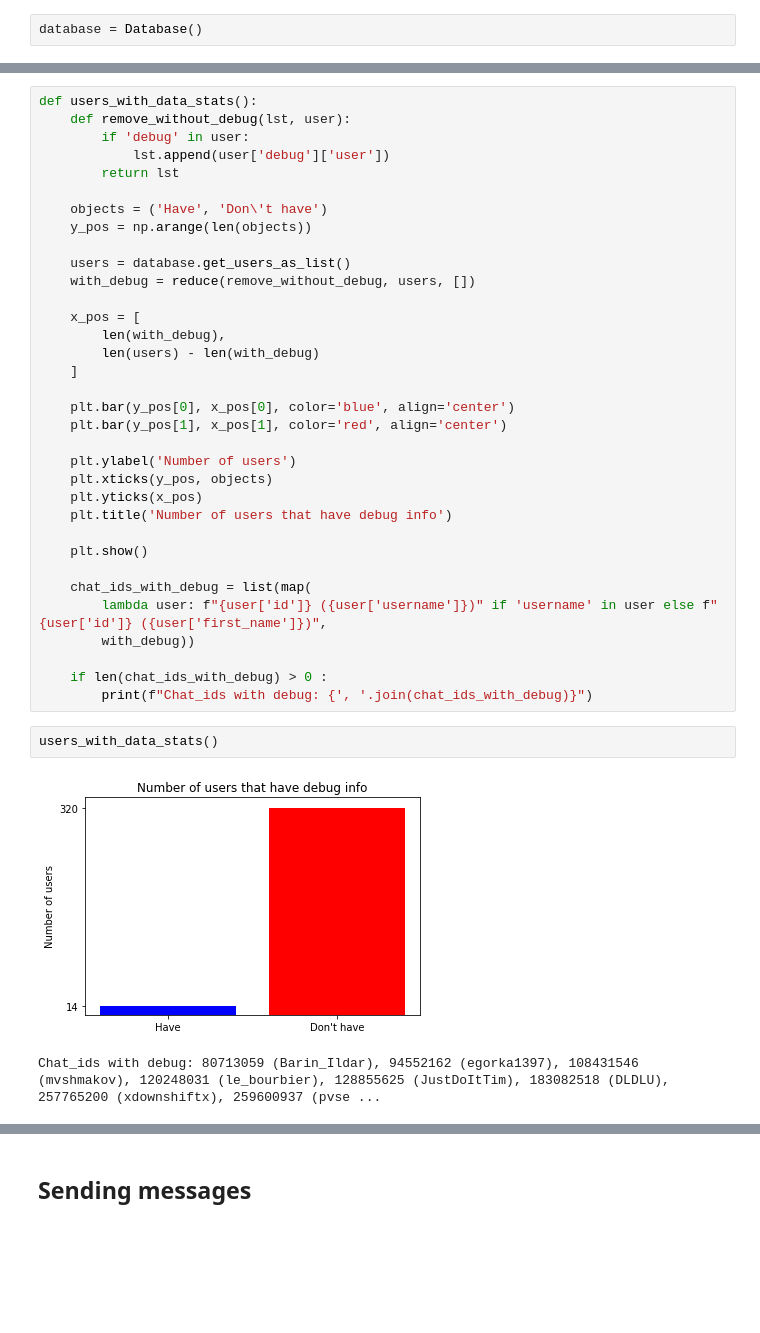
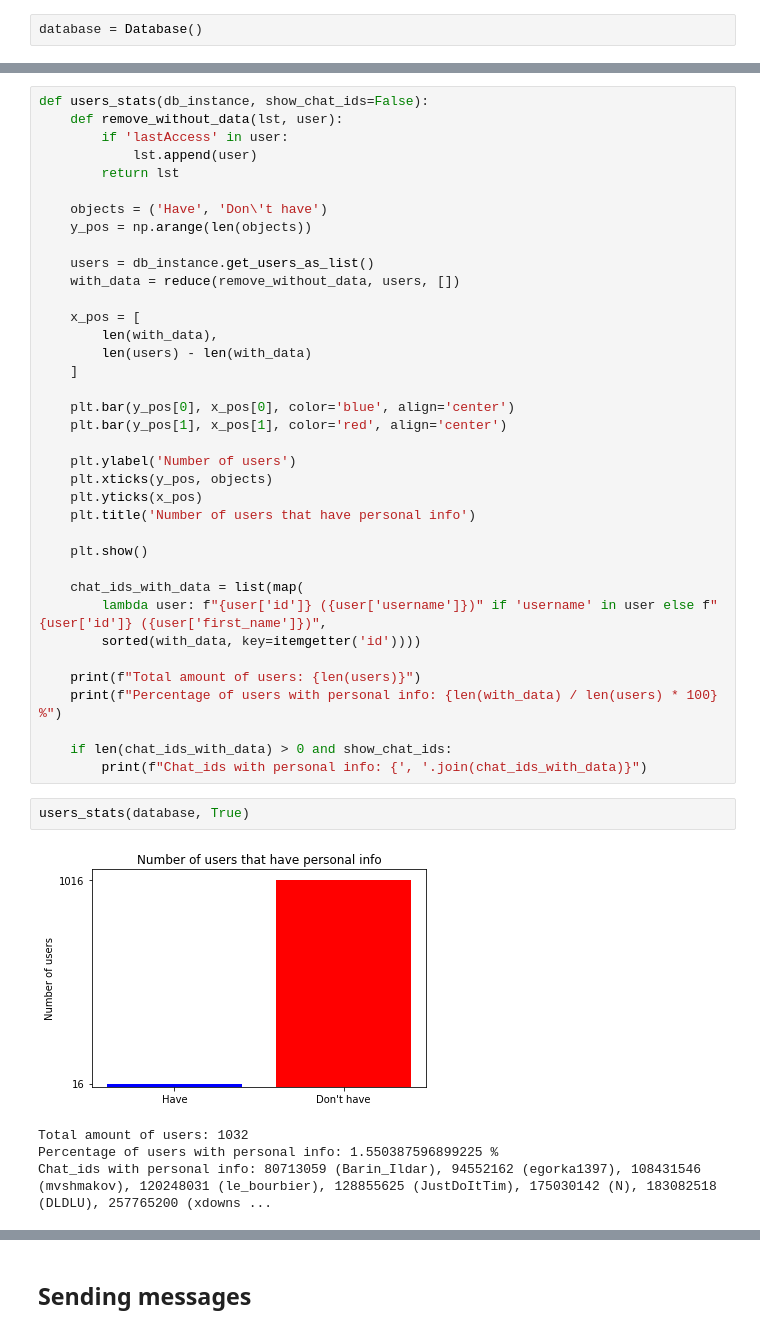
Before and after one commit to hse-mtc/hse-military-bot, a Jupyter notebook: admin/admin-panel.ipynb, the cells around one changed output, grey strips where cells are left out. Cells and saved outputs as stored; diff of their text form; blank space fills up the shorter version.

```diff
--- a/admin/admin-panel.ipynb
+++ b/admin/admin-panel.ipynb
@@ -82,19 +313,19 @@ from functools import reduce
 # %%
-def users_with_data_stats():
-    def remove_without_debug(lst, user):
-        if 'debug' in user:
-            lst.append(user['debug']['user'])
+def users_stats(db_instance, show_chat_ids=False):
+    def remove_without_data(lst, user):
+        if 'lastAccess' in user:
+            lst.append(user)
         return lst
 
     objects = ('Have', 'Don\'t have')
     y_pos = np.arange(len(objects))
 
-    users = database.get_users_as_list()
-    with_debug = reduce(remove_without_debug, users, [])
+    users = db_instance.get_users_as_list()
+    with_data = reduce(remove_without_data, users, [])
 
     x_pos = [
-        len(with_debug),
-        len(users) - len(with_debug)
+        len(with_data),
+        len(users) - len(with_data)
     ]
 
     plt.bar(y_pos[0], x_pos[0], color='blue', align='center')
@@ -103,18 +334,23 @@ def users_with_data_stats():
     plt.ylabel('Number of users')
     plt.xticks(y_pos, objects)
     plt.yticks(x_pos)
-    plt.title('Number of users that have debug info')
+    plt.title('Number of users that have personal info')
 
     plt.show()
 
-    chat_ids_with_debug = list(map(
+    chat_ids_with_data = list(map(
         lambda user: f"{user['id']} ({user['username']})" if 'username' in user else f"{user['id']} ({user['first_name']})",
-        with_debug))
+        sorted(with_data, key=itemgetter('id'))))
 
-    if len(chat_ids_with_debug) > 0 :
-        print(f"Chat_ids with debug: {', '.join(chat_ids_with_debug)}")
+    print(f"Total amount of users: {len(users)}")
+    print(f"Percentage of users with personal info: {len(with_data) / len(users) * 100} %")
+
+    if len(chat_ids_with_data) > 0 and show_chat_ids:
+        print(f"Chat_ids with personal info: {', '.join(chat_ids_with_data)}")
-# %%
-users_with_data_stats()
-# %% [output]
-[figure, removed]
-Chat_ids with debug: 80713059 (Barin_Ildar), 94552162 (egorka1397), 108431546 (mvshmakov), 120248031 (le_bourbier), 128855625 (JustDoItTim), 183082518 (DLDLU), 257765200 (xdownshiftx), 259600937 (pvse ...
+# %%
+users_stats(database, True)
+# %% [output]
+[figure, added]
+Total amount of users: 1032
+Percentage of users with personal info: 1.550387596899225 %
+Chat_ids with personal info: 80713059 (Barin_Ildar), 94552162 (egorka1397), 108431546 (mvshmakov), 120248031 (le_bourbier), 128855625 (JustDoItTim), 175030142 (N), 183082518 (DLDLU), 257765200 (xdowns ...
```
Also changed, not shown: parts of 37 cells of this notebook, 4 other files.
